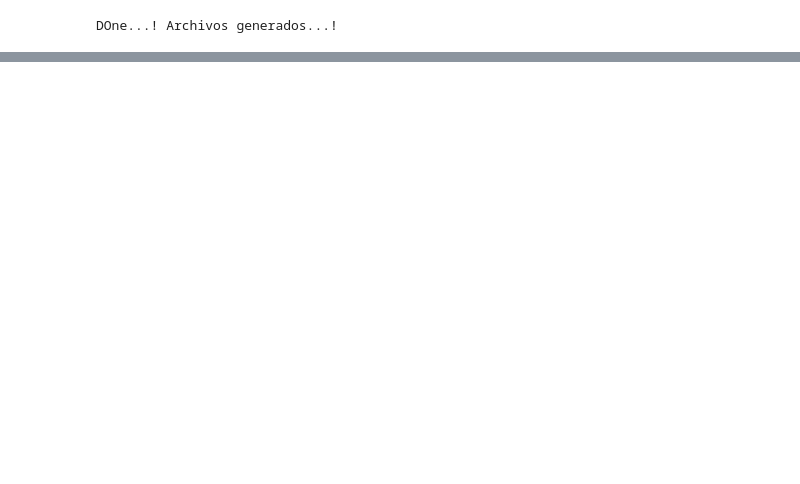
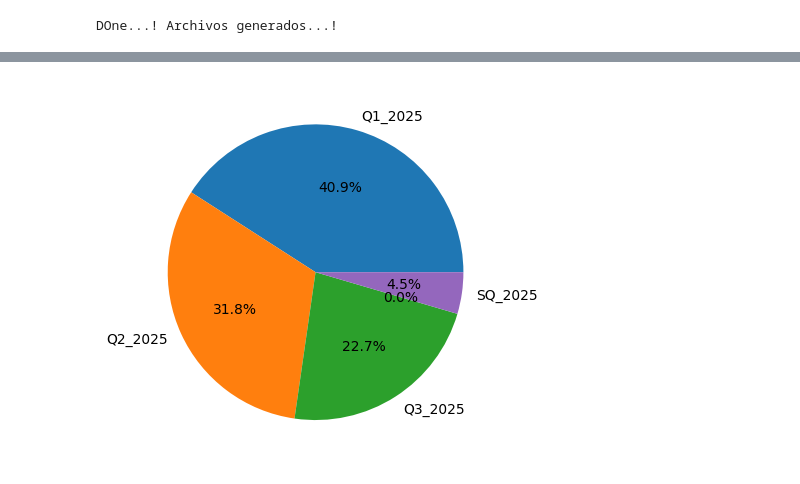
Before and after one commit to sierraporta/Scopus-Metrics-UTB, a Jupyter notebook: Script_Scopus_Investigaciones.ipynb, the cells around one changed output, grey strips where cells are left out. Drawn from its saved outputs; the diff is of its cells as text; code cells hidden in the pictures; blank space fills up the shorter version.

```diff
--- a/Script_Scopus_Investigaciones.ipynb
+++ b/Script_Scopus_Investigaciones.ipynb
@@ -341,0 +357,6 @@ DOne...! Archivos generados...!
+# %%
+dat[["Q1_2025","Q2_2025","Q3_2025","Q4_2025","SQ_2025"]].T.sum(axis=1).plot.pie(autopct='%1.1f%%')
+plt.savefig("ETD2.png",dpi=300,bbox_inches='tight')
+plt.show()
+# %% [output]
+[figure, added]
```
Also changed, not shown: parts of 10 cells of this notebook, 5 other files.
